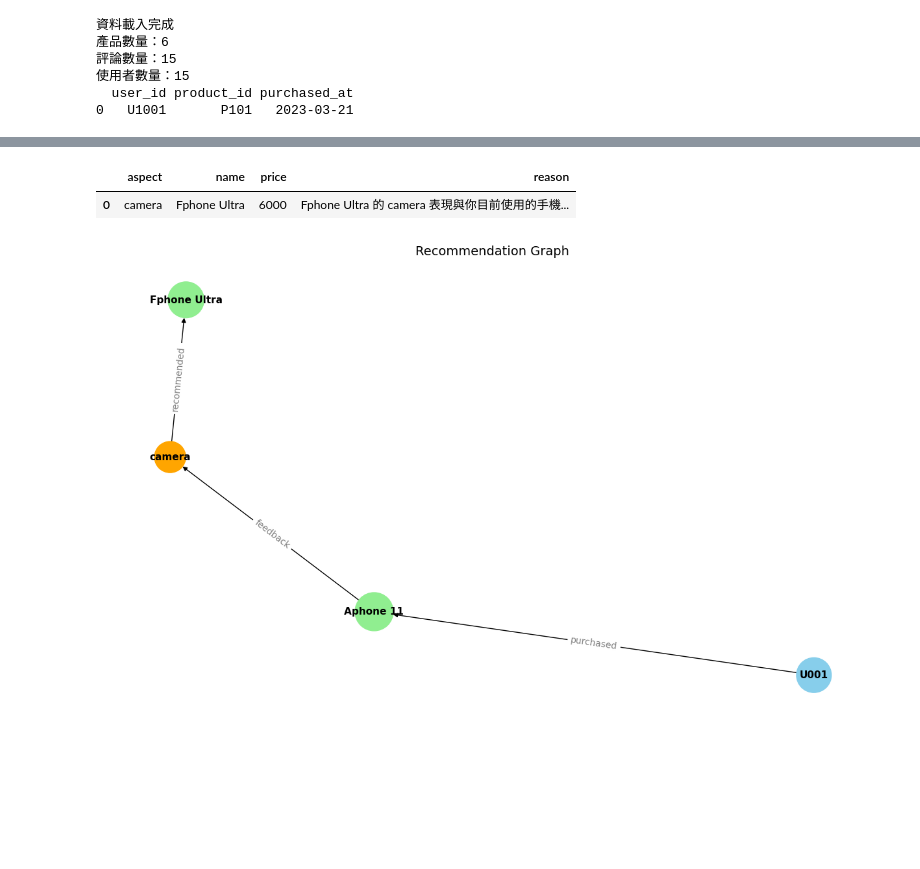
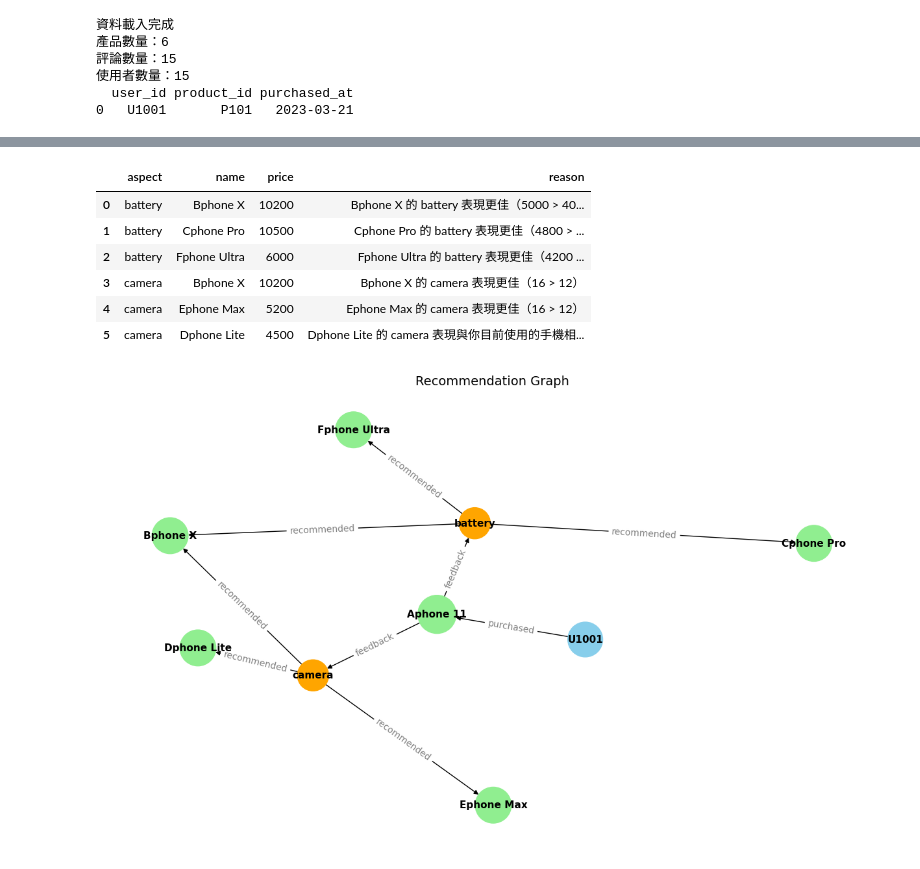
Before and after one commit to ting1116/user_review_spec, a Jupyter notebook: demo.ipynb, the cells around one changed output, grey strips where cells are left out. Drawn from its saved outputs; the diff is of its cells as text; code cells hidden in the pictures; blank space fills up the shorter version.

Commit message:
user_U1001

```diff
--- a/demo.ipynb
+++ b/demo.ipynb
@@ -47,9 +56,9 @@ from explain import generate_explanations
 from load_data import load_reviews
 from load_data import load_products
 
-user_id = "U1003"
+user_id = "U1001"
 recommendations = recommend_by_aspects(user_id)
-user_phone = load_products().set_index("product_id").loc["P106"]
+user_phone = load_products().set_index("product_id").loc["P101"]
 reviews_df = load_reviews()
 
 explanations = generate_explanations(user_phone, recommendations, reviews_df)
@@ -72,11 +91,16 @@ table_df = generate_reason_table(recommendations, explanations)
 display(table_df[["aspect", "name", "price", "reason"]])
 # %% [output]
 |  | aspect | name | price | reason |
-| 0 | camera | Fphone Ultra | 6000 | Fphone Ultra 的 camera 表現與你目前使用的手機... |
+| 0 | battery | Bphone X | 10200 | Bphone X 的 battery 表現更佳（5000 > 40... |
+| 1 | battery | Cphone Pro | 10500 | Cphone Pro 的 battery 表現更佳（4800 > ... |
+| 2 | battery | Fphone Ultra | 6000 | Fphone Ultra 的 battery 表現更佳（4200 ... |
+| 3 | camera | Bphone X | 10200 | Bphone X 的 camera 表現更佳（16 > 12） |
+| 4 | camera | Ephone Max | 5200 | Ephone Max 的 camera 表現更佳（16 > 12） |
+| 5 | camera | Dphone Lite | 4500 | Dphone Lite 的 camera 表現與你目前使用的手機相... |
 # %%
 from graph_export import build_recommendation_graph, draw_graph
 
-G = build_recommendation_graph("U001", "Aphone 11", recommendations)
+G = build_recommendation_graph("U1001", "Aphone 11", recommendations)
 draw_graph(G, focus_product="Aphone 11")
 # %% [output]
-[figure, old version]
+[figure, new version]
```
Also changed, not shown: parts of 2 cells of this notebook.
